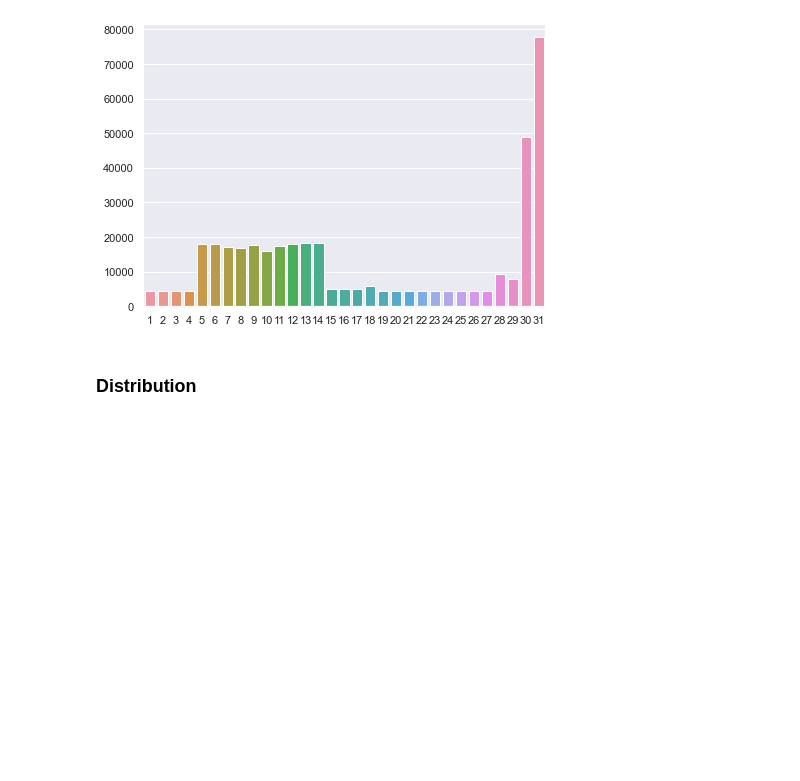
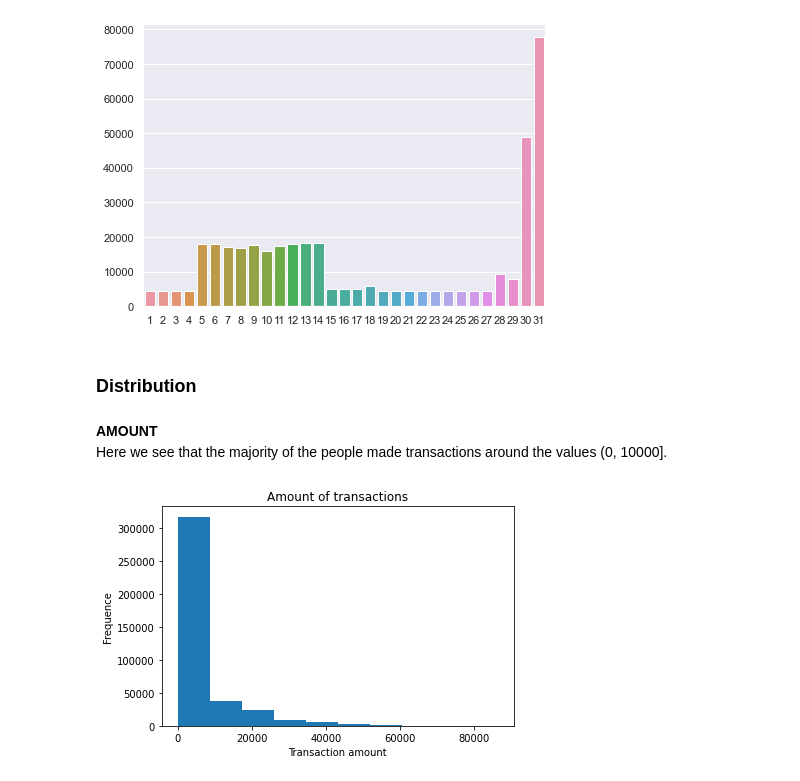
Before and after one commit to Samuuuh/feup-ac, a Jupyter notebook: docs/trans_understanding.ipynb, the cells around one changed output. Drawn from its saved outputs; the diff is of its cells as text; code cells hidden in the pictures; blank space fills up the shorter version.

Commit message:
Add: Some analysis of transactions

```diff
--- a/docs/trans_understanding.ipynb
+++ b/docs/trans_understanding.ipynb
@@ -193,3 +251,18 @@ print_bar(counts_day)
 [figure]
 # %% [markdown]
 ### Distribution
+# %% [markdown]
+__AMOUNT__
+Here we see that the majority of the people made transactions around the values (0, 10000].
+# %%
+fig, ax = plt.subplots()
+
+# Create the graphics
+plt.hist(df_trans['amount'])
+ax.set_title("Amount of transactions")
+ax.set_xlabel("Transaction amount")
+ax.set_ylabel("Frequence")
+# Display the figures in a nice way
+fig.tight_layout()
+# %% [output]
+[figure, added]
```
Also changed, not shown: parts of 9 cells of this notebook.
